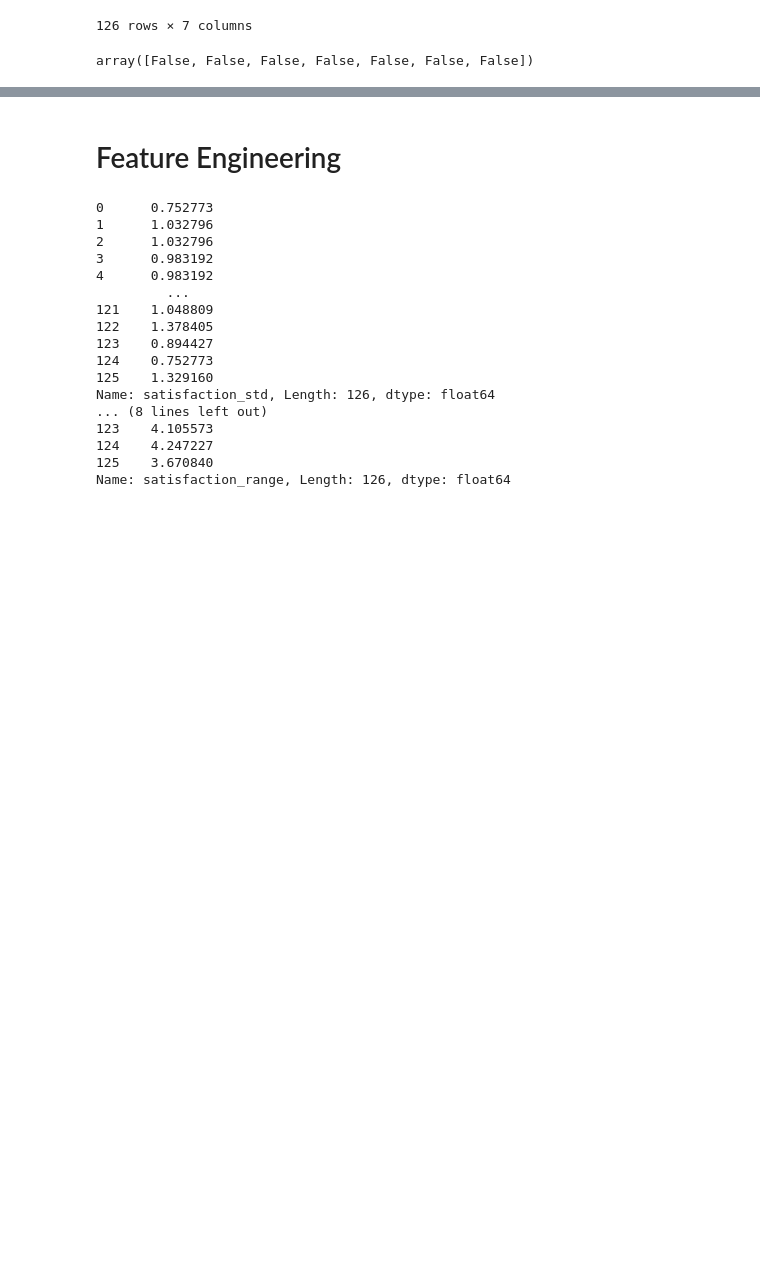
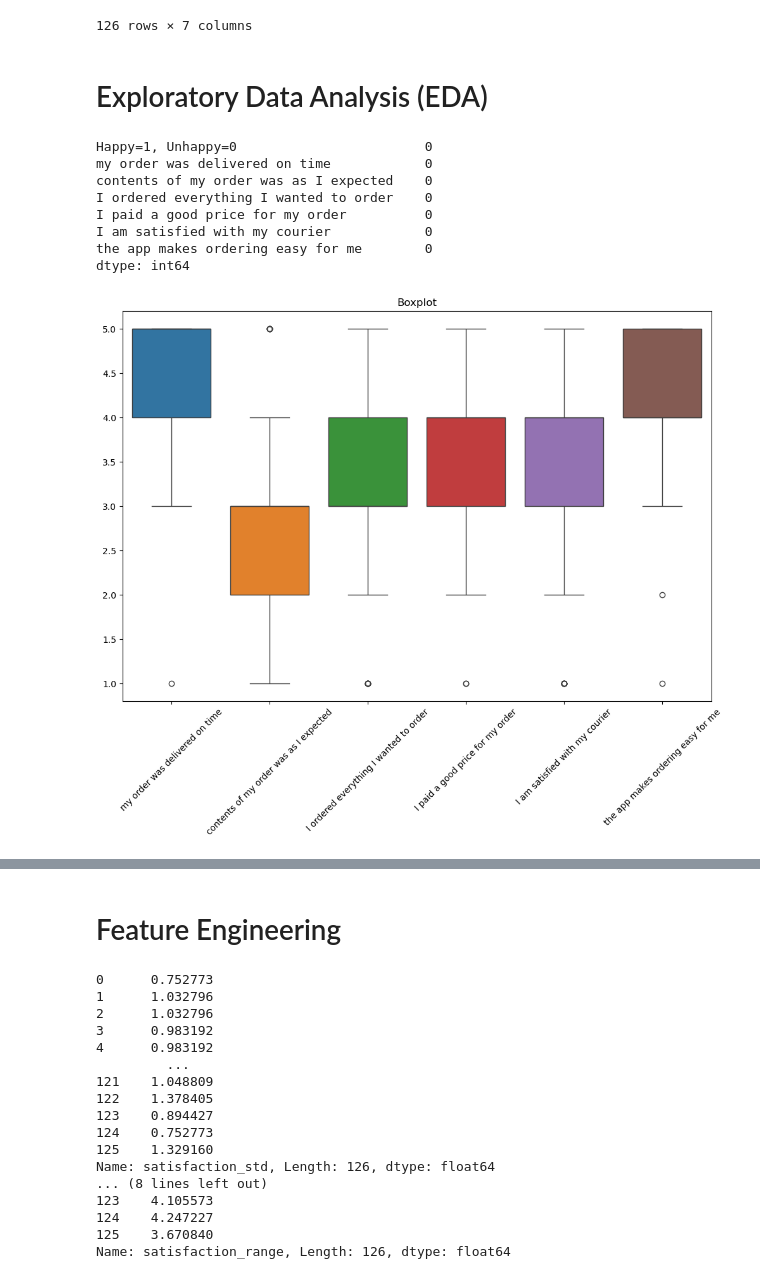
Before and after one commit to ntavakoulnia/KpIgZogXguyupz89, a Jupyter notebook: KpIgZogXguyupz89.ipynb, the cells around one changed output, grey strips where cells are left out. Saved outputs shown, nothing was run; the diff lists cells and outputs as text; code cells hidden in the pictures; blank space fills up the shorter version.

```diff
--- a/KpIgZogXguyupz89.ipynb
+++ b/KpIgZogXguyupz89.ipynb
@@ -33,8 +33,28 @@ df
 | 124 | 0 | 4 | 3 | 3 | ... |
 | 125 | 0 | 5 | 3 | 2 | ... |
 126 rows × 7 columns
+# %% [markdown]
+# Exploratory Data Analysis (EDA)
 # %%
 # There are no null values in the data set
-df.columns.isnull()
+df.isnull().sum()
 # %% [output]
-array([False, False, False, False, False, False, False])
+Happy=1, Unhappy=0                        0
+my order was delivered on time            0
+contents of my order was as I expected    0
+I ordered everything I wanted to order    0
+I paid a good price for my order          0
+I am satisfied with my courier            0
+the app makes ordering easy for me        0
+dtype: int64
+# %%
+# Plotting Boxplot for each feature
+plt.figure(figsize=(12,8))
+sns.boxplot(data=df.iloc[:, 1:])
+plt.xticks(rotation=45)
+plt.title("Boxplot")
+plt.show()
+# The box plot shows that people are generally happy with how quickly their orders arrive and how easy the app is to use,
+# but there’s more mixed feedback when it comes to pricing and whether the order matched their expectations
+# %% [output]
+[figure, added]
```
Also changed, not shown: parts of 2 cells of this notebook.
